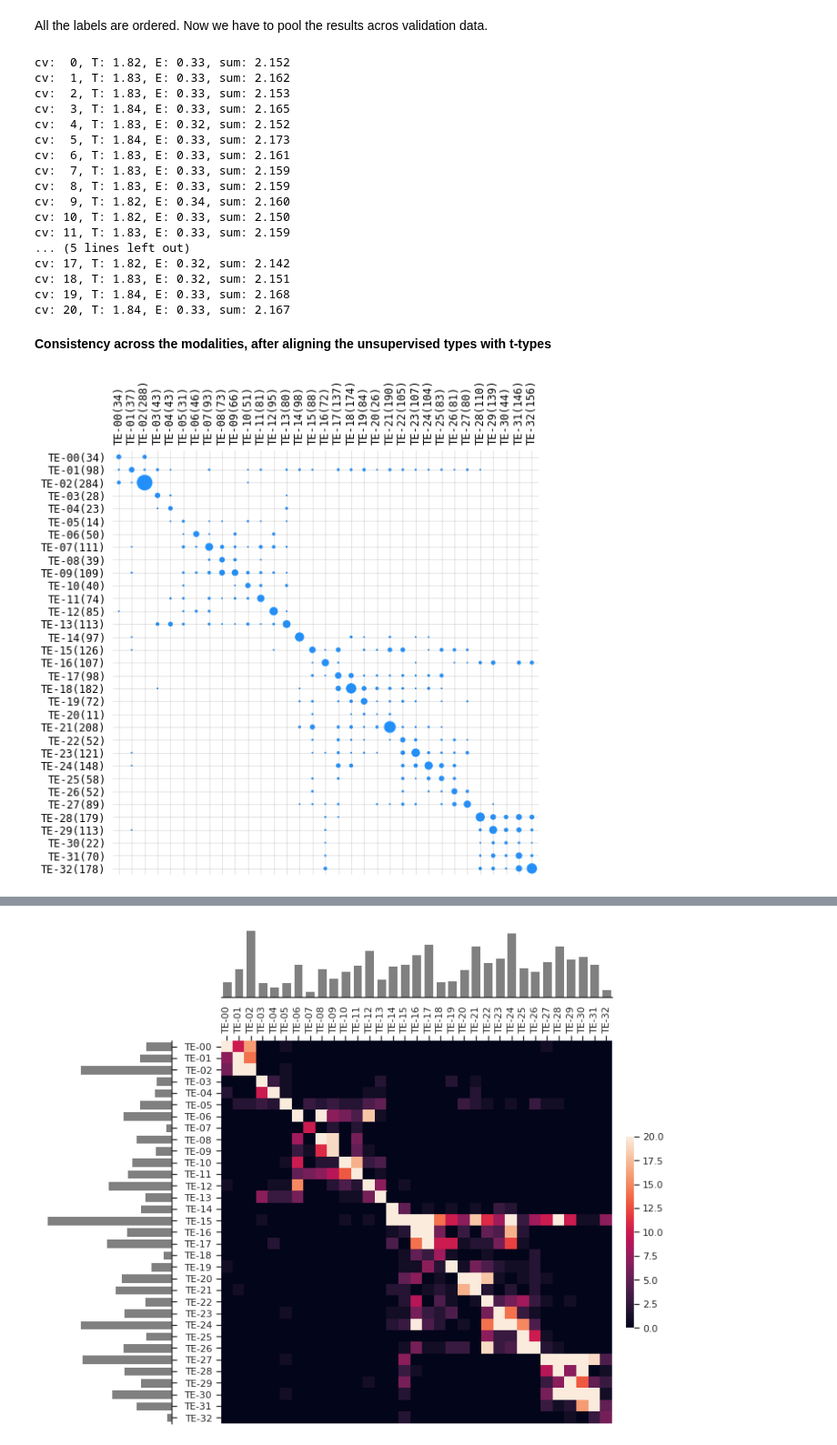
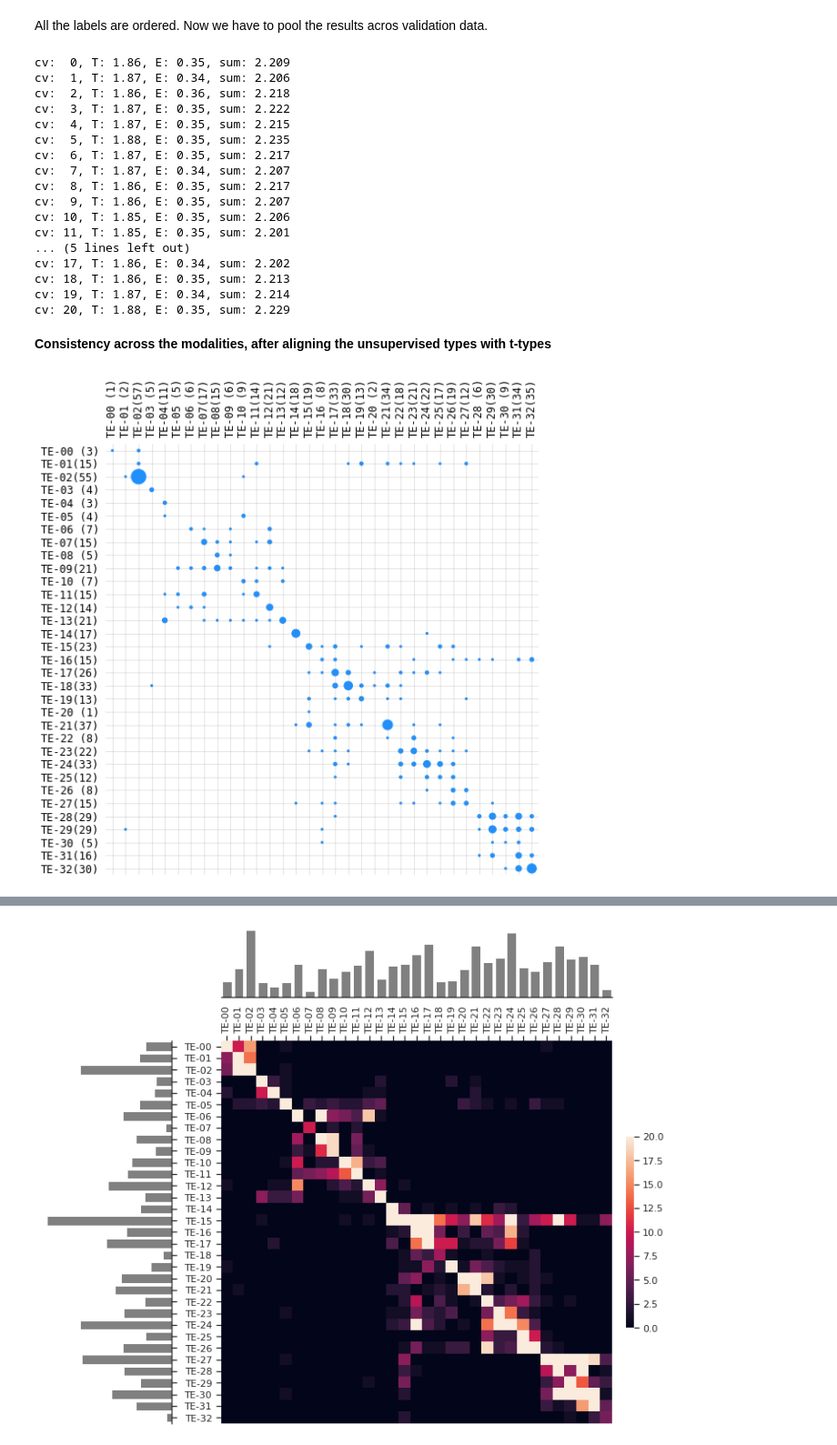
Before and after one commit to AllenInstitute/coupledAE-patchseq, a Jupyter notebook: analysis_denovo_clustering.ipynb, the cells around one changed output, grey strips where cells are left out. Shown at 91% size. Saved outputs shown, nothing was run; the diff lists cells and outputs as text; code cells hidden in the pictures.

Commit message:
classification with consensus clusters

```diff
--- a/analysis_denovo_clustering.ipynb
+++ b/analysis_denovo_clustering.ipynb
@@ -6,9 +6,7 @@ import seaborn as sns
 sns.set(font_scale=1)
 sns.set_style('ticks',{'axes.grid' : False})
 # %%
-#D = pd.read_csv('/home/rohan/Remote-AI/dat/result/TE_aug_decoders/gmm_fits_us/gmmfits_combined_aT_1_0_aE_1_0_cs_1_0_ld_3_ne_1500_fiton_zT.csv')
+D = pd.read_csv('/home/rohan/Remote-AI/dat/result/TE_NM/gmm_model_select/gmmfits_combined_aT_1_0_aE_1_0_cs_1_0_ad_1_ld_3_ne_1500_ft_500_fiton_zT.csv')
-# %%
-D = pd.read_csv('/home/common/Rohan/Remote-AI/dat/result/TE_NM/gmm_model_select/gmmfits_combined_aT_1_0_aE_1_0_cs_1_0_ad_1_ld_3_ne_1500_ft_500_fiton_zT.csv')
 # %%
 field_name = 'bic_train'
 X_mean = D.groupby('n_components').mean()[[field_name]]
@@ -452,6 +451,13 @@ from scipy.optimize import linear_sum_assignment
 n_required_classes = np.unique(O['cluster']).size
 t_type_labels,t_types = get_merged_ordered_classes(data_labels=O['cluster'].copy(),
                                                          n_required_classes=n_required_classes)
+
+#t-types that are well-sampled.
+min_sample_thr=10
+t_types_well_sampled = []
+for t in t_types:
+    if np.sum(O['cluster']==t)>min_sample_thr:
+        t_types_well_sampled.append(t)
 
 for cv in tqdm(CVdict.keys()):
     C = confusion(a=t_type_labels.copy()[CVdict[cv]['train_ind']],
@@ -488,8 +494,8 @@ Combined_ccT_lbl = []
 Combined_ccE_lbl = []
 for cv in CVdict.keys():
 
-    inds = np.concatenate([CVdict[cv]['test_ind'],CVdict[cv]['train_ind']])
-    #inds = CVdict[cv]['test_ind']
+    #inds = np.concatenate([CVdict[cv]['test_ind'],CVdict[cv]['train_ind']])
+    inds = CVdict[cv]['test_ind']
     #inds = CVdict[cv]['train_ind']
 
     perc = 95
@@ -528,38 +534,38 @@ for cv in CVdict.keys():
 Combined_ccT_lbl = np.concatenate(Combined_ccT_lbl)
 Combined_ccE_lbl = np.concatenate(Combined_ccE_lbl)
 # %% [output]
-cv:  0, T: 1.82, E: 0.33, sum: 2.152
-cv:  1, T: 1.83, E: 0.33, sum: 2.162
-cv:  2, T: 1.83, E: 0.33, sum: 2.153
-cv:  3, T: 1.84, E: 0.33, sum: 2.165
-cv:  4, T: 1.83, E: 0.32, sum: 2.152
-cv:  5, T: 1.84, E: 0.33, sum: 2.173
-cv:  6, T: 1.83, E: 0.33, sum: 2.161
-cv:  7, T: 1.83, E: 0.33, sum: 2.159
-cv:  8, T: 1.83, E: 0.33, sum: 2.159
-cv:  9, T: 1.82, E: 0.34, sum: 2.160
-cv: 10, T: 1.82, E: 0.33, sum: 2.150
-cv: 11, T: 1.83, E: 0.33, sum: 2.159
+cv:  0, T: 1.86, E: 0.35, sum: 2.209
+cv:  1, T: 1.87, E: 0.34, sum: 2.206
+cv:  2, T: 1.86, E: 0.36, sum: 2.218
+cv:  3, T: 1.87, E: 0.35, sum: 2.222
+cv:  4, T: 1.87, E: 0.35, sum: 2.215
+cv:  5, T: 1.88, E: 0.35, sum: 2.235
+cv:  6, T: 1.87, E: 0.35, sum: 2.217
+cv:  7, T: 1.87, E: 0.34, sum: 2.207
+cv:  8, T: 1.86, E: 0.35, sum: 2.217
+cv:  9, T: 1.86, E: 0.35, sum: 2.207
+cv: 10, T: 1.85, E: 0.35, sum: 2.206
+cv: 11, T: 1.85, E: 0.35, sum: 2.201
 ... (5 lines left out)
-cv: 17, T: 1.82, E: 0.32, sum: 2.142
-cv: 18, T: 1.83, E: 0.32, sum: 2.151
-cv: 19, T: 1.84, E: 0.33, sum: 2.168
-cv: 20, T: 1.84, E: 0.33, sum: 2.167
+cv: 17, T: 1.86, E: 0.34, sum: 2.202
+cv: 18, T: 1.86, E: 0.35, sum: 2.213
+cv: 19, T: 1.87, E: 0.34, sum: 2.214
+cv: 20, T: 1.88, E: 0.35, sum: 2.229
 # %% [markdown]
 **Consistency across the modalities, after aligning the unsupervised types with t-types**
 # %%
 for cv in [11]:
     xlabelc = ['TE-{:02d}{:>4s}'.format(x,'({:d})'.format(np.sum(CVdict[cv]['ccT_lbl_matched'][CVdict[cv]['cc_inds']]==x))) for x in np.arange(best_n_components)]
     ylabelc = ['TE-{:02d}{:>4s}'.format(y,'({:d})'.format(np.sum(CVdict[cv]['ccE_lbl_matched'][CVdict[cv]['cc_inds']]==y))) for y in np.arange(best_n_components)]
-    custom_scatterplot(M=CVdict[cv]['C_consistency'],scale_factor=1,
+    custom_scatterplot(M=CVdict[cv]['C_consistency'],scale_factor=5,
                        xlabels=xlabelc,
                        ylabels=ylabelc,
                        fig_width=8,fig_height=8)
 
     #plt.savefig('/home/common/Rohan/docs/Consensus_cluster_TE_cv_{:d}_zT_n_{:d}.png'.format(cv,best_n_components),dpi=300)
     plt.show()
 # %% [output]
-[figure, old version]
+[figure, new version]
 # %%
 for cv in [11]:
     xlabelc = ['TE-{:02d}{:>4s}'.format(x,'({:d})'.format(np.sum(CVdict[cv]['ccT_lbl_matched'][CVdict[cv]['cc_inds']]==x))) for x in np.arange(best_n_components)]
```
Also changed, not shown: parts of 5 cells of this notebook, 1 other file.
